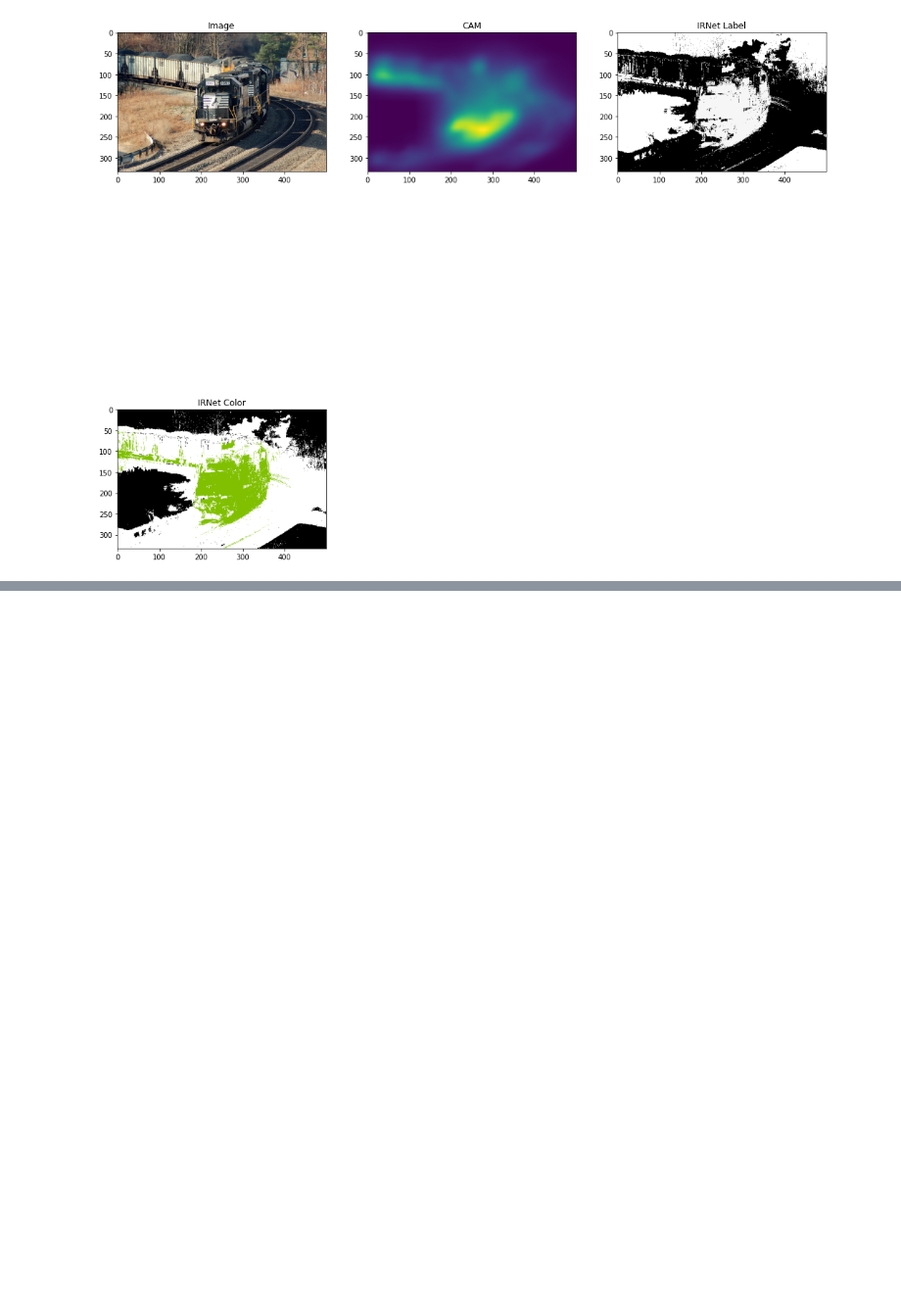
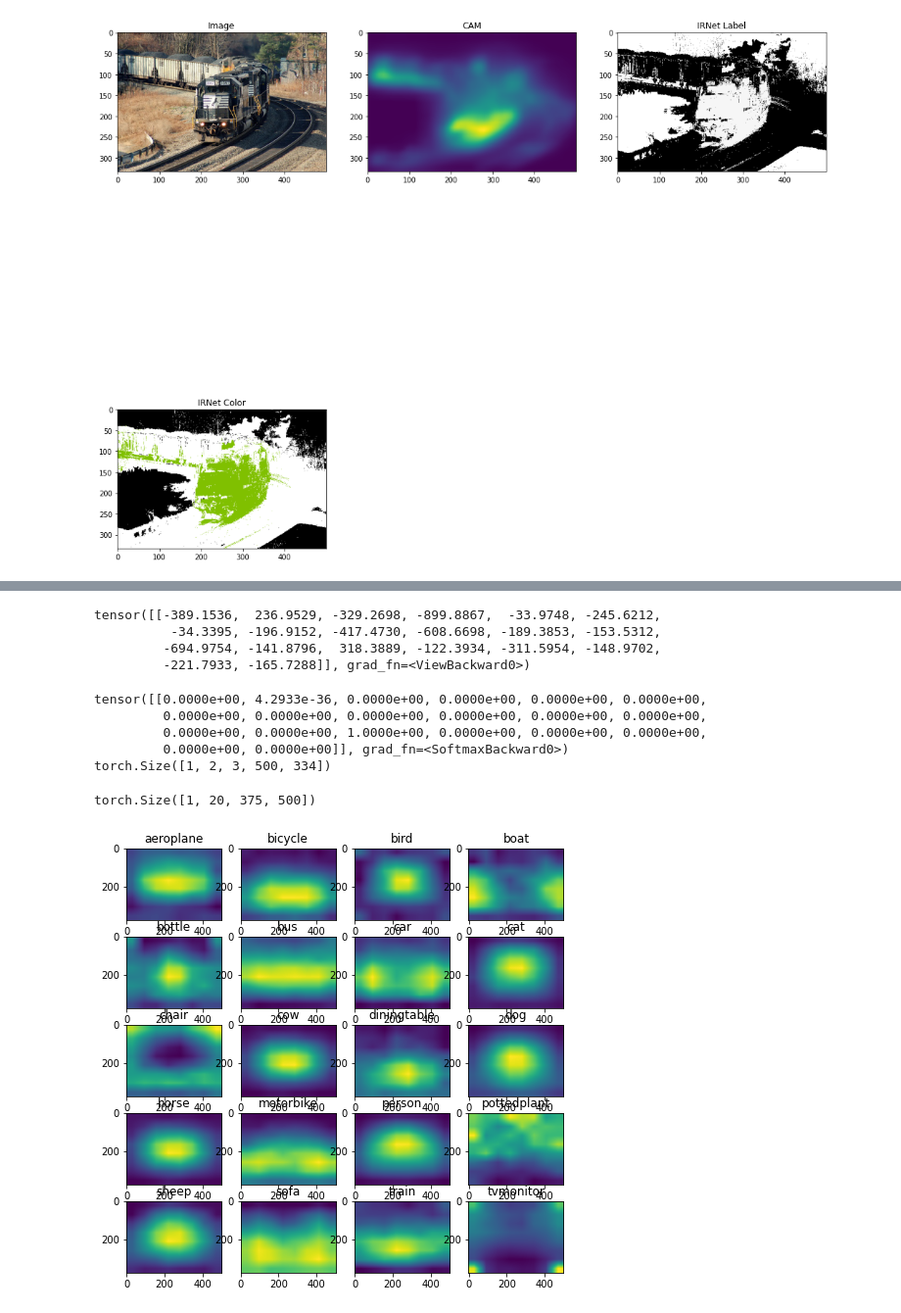
Before and after one commit to yiping-wang/c2am, a Jupyter notebook: IRNetDebug.ipynb, the cells around one changed output, grey strips where cells are left out. Shown at 98% size. Saved outputs shown, nothing was run; the diff lists cells and outputs as text; code cells hidden in the pictures; blank space fills up the shorter version.

```diff
--- a/IRNetDebug.ipynb
+++ b/IRNetDebug.ipynb
@@ -99,0 +177,40 @@ ax4.imshow(colorize_mask(conf))
+# %%
+outputs = [model(img[0][0].unsqueeze(0)) for img in pack['img']]
+print(outputs[0])
+# %% [output]
+tensor([[-389.1536,  236.9529, -329.2698, -899.8867,  -33.9748, -245.6212,
+          -34.3395, -196.9152, -417.4730, -608.6698, -189.3853, -153.5312,
+         -694.9754, -141.8796,  318.3889, -122.3934, -311.5954, -148.9702,
+         -221.7933, -165.7288]], grad_fn=<ViewBackward0>)
+# %%
+print(F.softmax(outputs[0], dim=1))
+
+print(pack['img'][0].shape)
+# %% [output]
+tensor([[0.0000e+00, 4.2933e-36, 0.0000e+00, 0.0000e+00, 0.0000e+00, 0.0000e+00,
+         0.0000e+00, 0.0000e+00, 0.0000e+00, 0.0000e+00, 0.0000e+00, 0.0000e+00,
+         0.0000e+00, 0.0000e+00, 1.0000e+00, 0.0000e+00, 0.0000e+00, 0.0000e+00,
+         0.0000e+00, 0.0000e+00]], grad_fn=<SoftmaxBackward0>)
+torch.Size([1, 2, 3, 500, 334])
+# %%
+scams = np.load('/Users/Andy/Projects/scam.npy', allow_pickle=True)
+scams = torch.from_numpy(scams)
+scams = scams.unsqueeze(0)
+scams = F.interpolate(scams, (375, 500), mode='bilinear', align_corners=False)
+print(scams.shape)
+# %% [output]
+torch.Size([1, 20, 375, 500])
+# %%
+w = 128
+h = 500
+fig = plt.figure(figsize=(8, 8))
+columns = 4
+rows = 5
+scams= scams.squeeze()
+for i in range(1, columns*rows +1):
+    fig.add_subplot(rows, columns, i)
+    plt.imshow(scams[i-1].numpy().squeeze())
+    plt.title(object_categories[i-1])
+plt.show()
+# %% [output]
+[figure, added]
```
Also changed, not shown: parts of 6 cells of this notebook, 2 other files.
